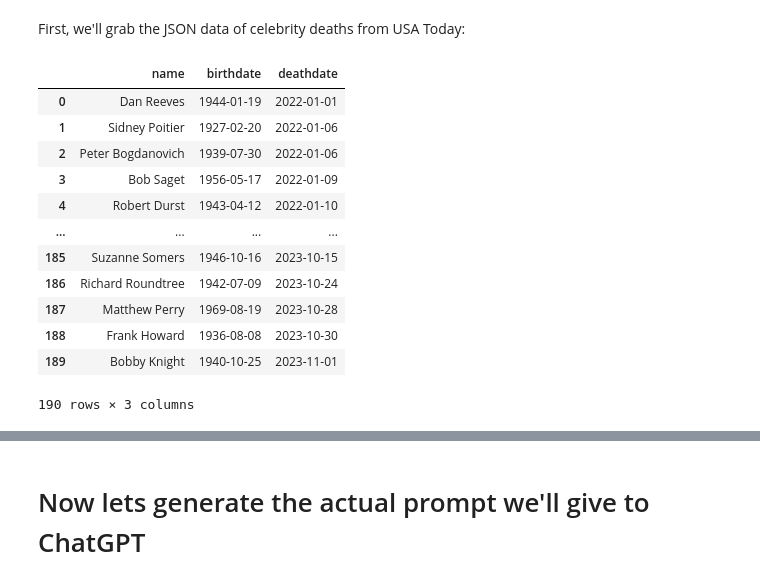
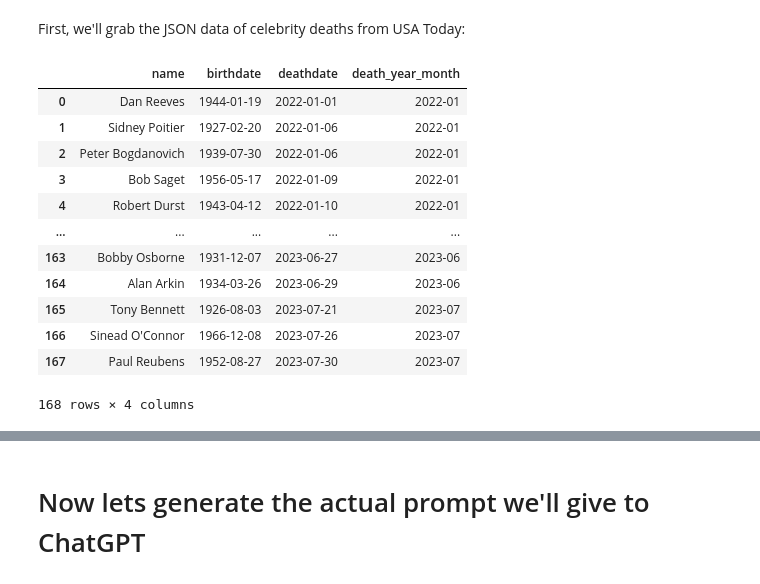
Before and after one commit to mattm/llm-knowledge-cutoff, a Jupyter notebook: LLM Knowledge Cutoff.ipynb, the cells around one changed output, grey strips where cells are left out. Drawn from its saved outputs; the diff is of its cells as text; code cells hidden in the pictures.

Commit message:
Rework various aspects of the analysis

```diff
--- a/LLM Knowledge Cutoff.ipynb
+++ b/LLM Knowledge Cutoff.ipynb
@@ -3,26 +3,25 @@ First, we'll grab the JSON data of celebrity deaths from USA Today:
 # %%
 import pandas as pd
 
-celebrities_df = pd.read_csv('celebrity_deaths.csv', names=['name', 'birthdate', 'deathdate'], header=0)
-celebrities_df['birthdate'] = pd.to_datetime(celebrities_df['birthdate'])
-celebrities_df['deathdate'] = pd.to_datetime(celebrities_df['deathdate'])
+celebrities_df = pd.read_csv('data/celebrity_deaths.csv', header=0, parse_dates=['birthdate', 'deathdate'])
 
-# For the purposes of our analysis, we're only interested in deaths in 2022 and later
-celebrities_df = celebrities_df[celebrities_df['deathdate'] >= '2022-01-01']
-
+# GPT-4 Turbo's official knowledge cutoff is April 2023, so we'll analyze the quality of its knowledge for the 6 months prior to that.
+# We'll also include some deaths after its knowledge cutoff to test if has any knowledge of those events.
+celebrities_df = celebrities_df[(celebrities_df['deathdate'] >= '2022-01-01') & (celebrities_df['deathdate'] < '2023-08-01')]
+celebrities_df['death_year_month'] = celebrities_df['deathdate'].dt.strftime('%Y-%m')
 celebrities_df = celebrities_df.sort_values('deathdate').reset_index(drop = True)
 celebrities_df
 # %% [output]
-|  | name | birthdate | deathdate |
-| 0 | Dan Reeves | 1944-01-19 | 2022-01-01 |
-| 1 | Sidney Poitier | 1927-02-20 | 2022-01-06 |
-| 2 | Peter Bogdanovich | 1939-07-30 | 2022-01-06 |
-| 3 | Bob Saget | 1956-05-17 | 2022-01-09 |
-| 4 | Robert Durst | 1943-04-12 | 2022-01-10 |
-| ... | ... | ... | ... |
-| 185 | Suzanne Somers | 1946-10-16 | 2023-10-15 |
-| 186 | Richard Roundtree | 1942-07-09 | 2023-10-24 |
-| 187 | Matthew Perry | 1969-08-19 | 2023-10-28 |
-| 188 | Frank Howard | 1936-08-08 | 2023-10-30 |
-| 189 | Bobby Knight | 1940-10-25 | 2023-11-01 |
+|  | name | birthdate | deathdate | death_year_month |
+| 0 | Dan Reeves | 1944-01-19 | 2022-01-01 | 2022-01 |
+| 1 | Sidney Poitier | 1927-02-20 | 2022-01-06 | 2022-01 |
+| 2 | Peter Bogdanovich | 1939-07-30 | 2022-01-06 | 2022-01 |
+| 3 | Bob Saget | 1956-05-17 | 2022-01-09 | 2022-01 |
+| 4 | Robert Durst | 1943-04-12 | 2022-01-10 | 2022-01 |
+| ... | ... | ... | ... | ... |
+| 163 | Bobby Osborne | 1931-12-07 | 2023-06-27 | 2023-06 |
+| 164 | Alan Arkin | 1934-03-26 | 2023-06-29 | 2023-06 |
+| 165 | Tony Bennett | 1926-08-03 | 2023-07-21 | 2023-07 |
+| 166 | Sinead O'Connor | 1966-12-08 | 2023-07-26 | 2023-07 |
+| 167 | Paul Reubens | 1952-08-27 | 2023-07-30 | 2023-07 |
-190 rows × 3 columns
+168 rows × 4 columns
```
Also changed, not shown: parts of 33 cells of this notebook, 8 other files.
